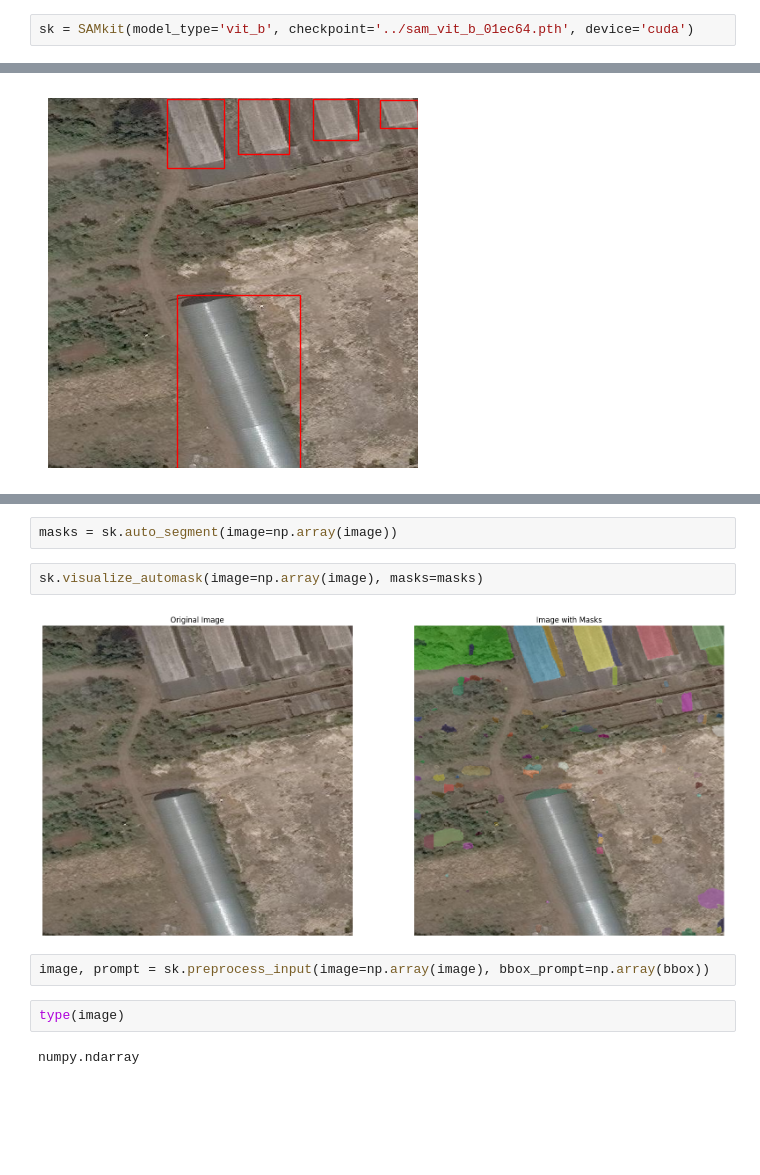
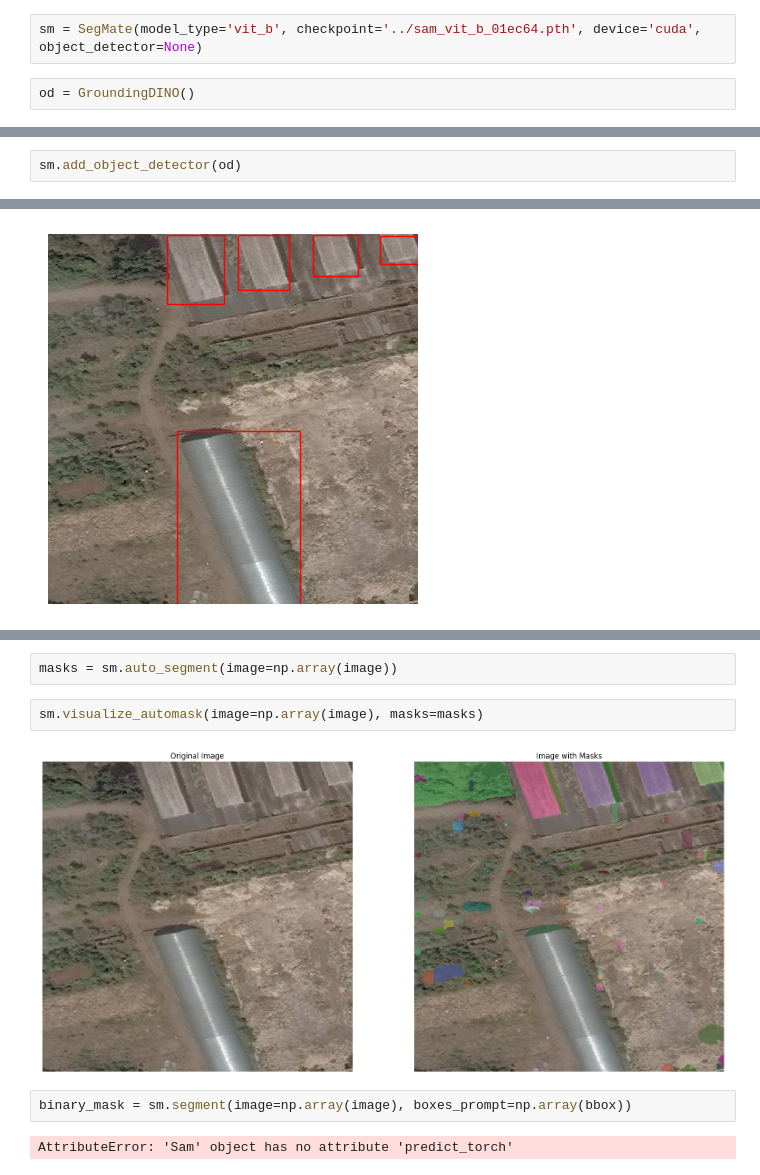
Before and after one commit to VectorInstitute/SegMate, a Jupyter notebook: segmate_demo.ipynb, the cells around one changed output, grey strips where cells are left out. Drawn from its saved outputs; the diff is of its cells as text; blank space fills up the shorter version.

Commit message:
refine segment function and fixing some minor bugs

```diff
--- a/segmate_demo.ipynb
+++ b/segmate_demo.ipynb
@@ -3,4 +4,6 @@ from samkit import SAMkit
 import utils
 import numpy as np
 # %%
-sk = SAMkit(model_type='vit_b', checkpoint='../sam_vit_b_01ec64.pth', device='cuda')
+sm = SegMate(model_type='vit_b', checkpoint='../sam_vit_b_01ec64.pth', device='cuda', object_detector=None)
+# %%
+od = GroundingDINO()
@@ -7 +15,3 @@ sk = SAMkit(model_type='vit_b', checkpoint='../sam_vit_b_01ec64.pth', device='cu
+# %%
+sm.add_object_detector(od)
 # %%
@@ -39,14 +49,12 @@ sk.show_image(binary_mask)
 # %% [output]
 [figure]
 # %%
-masks = sk.auto_segment(image=np.array(image))
+masks = sm.auto_segment(image=np.array(image))
 # %%
-sk.visualize_automask(image=np.array(image), masks=masks)
+sm.visualize_automask(image=np.array(image), masks=masks)
 # %% [output]
-[figure, old version]
+[figure, new version]
 # %%
-image, prompt = sk.preprocess_input(image=np.array(image), bbox_prompt=np.array(bbox))
+binary_mask = sm.segment(image=np.array(image), boxes_prompt=np.array(bbox))
+# %% [output]
+AttributeError: 'Sam' object has no attribute 'predict_torch'
-# %%
-type(image)
-# %% [output]
-numpy.ndarray
```
Also changed, not shown: parts of 7 cells of this notebook, 3 other files.
